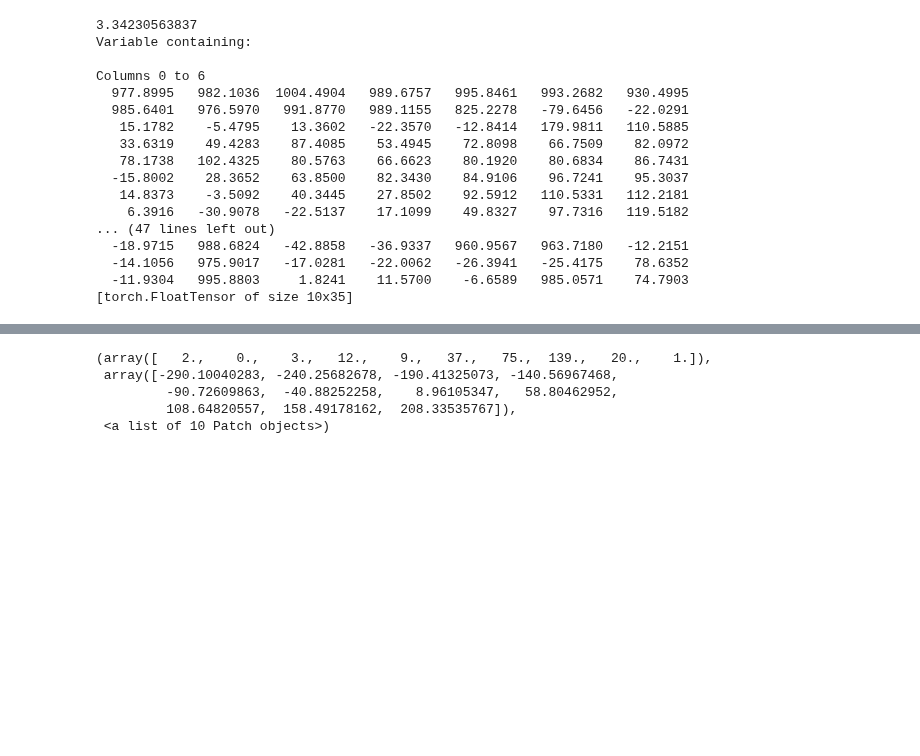
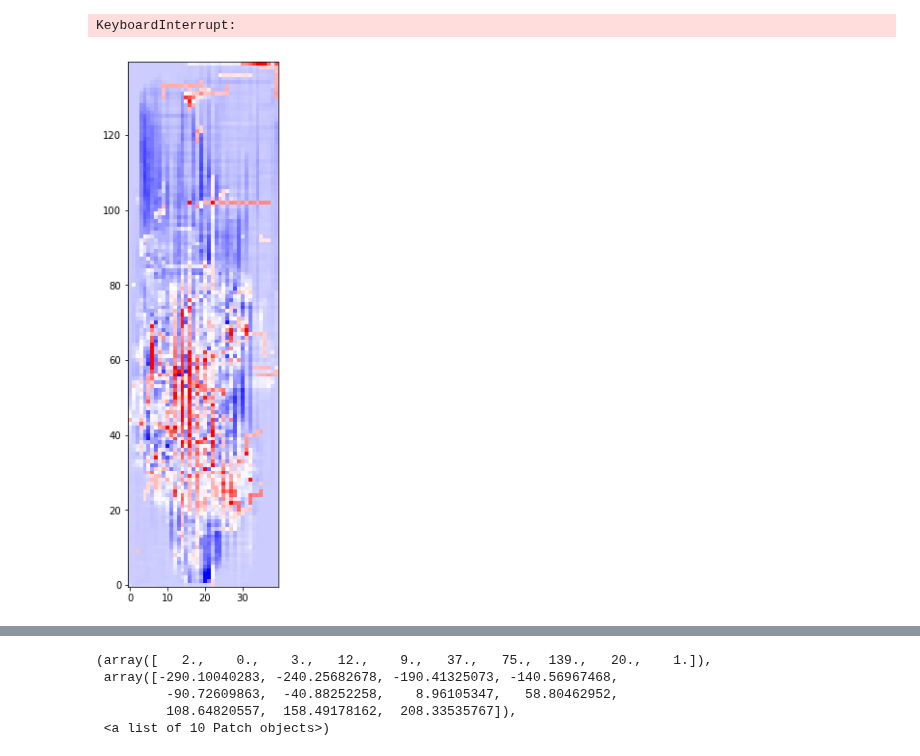
Before and after one commit to M20190649/cs281-final-taxi, a Jupyter notebook: 2017-11-06_JC_low-dim-model.ipynb, the cells around one changed output, grey strips where cells are left out. Cells and saved outputs as stored; diff of their text form; code cells hidden in the pictures; blank space fills up the shorter version.

```diff
--- a/2017-11-06_JC_low-dim-model.ipynb
+++ b/2017-11-06_JC_low-dim-model.ipynb
@@ -56,45 +122,33 @@ optimizer = SGD([weights], lr = 0.0001)
 # %%
 num_epochs = 5
 with tqdm(total=num_epochs * 8030 * 1000) as pbar:
-
     for epoch in range(num_epochs):
         chunks = pd.read_csv('data/yellow_tripdata_2009-01_train_JC.csv',
-                             chunksize=1000)
+                             chunksize=10000)
         total_loss, n = 0, 0
         for df in chunks:
             for _, row in df.iterrows():
                 pbar.update(1)
-                source = (int(clip(round(row['start_x']), 0, 9)),
-                          int(clip(round(row['start_y']), 0, 34)))
-                target = (int(clip(round(row['end_x']), 0, 9)),
-                          int(clip(round(row['end_y']), 0, 34)))
-                path = min_cost(source, target, weights.data.numpy())
-                pred = (Variable(Tensor(path)) * weights).sum()
+                source = (int(clip(round(M/10 * row['start_x']), 0, M-1)),
+                          int(clip(round(M/10 * row['start_y']), 0, N-1)))
+                target = (int(clip(round(M/10 * row['end_x']), 0, M-1)),
+                          int(clip(round(M/10 * row['end_y']), 0, N-1)))
+                if np.random.rand() < 0.5:
+                    path = min_cost(source, target,
+                                    torch.nn.functional.softplus(weights).data.numpy())
+                else:
+                    path = random_path(source, target)
+                pred = (Variable(Tensor(path))
+                        * torch.nn.functional.softplus(weights)).sum()
                 loss = (pred - row['duration']) ** 2
                 optimizer.zero_grad()
                 loss.backward()
                 optimizer.step()
                 total_loss += np.sqrt(loss.data[0])
                 n += 1
-                if pbar.n % 500 == 0:
+                if pbar.n % 1000 == 0:
                     print(total_loss/n/60)
-                    print(weights)
+                    w.value += 1
                     clear_output(wait=True)
 # %% [output]
-3.34230563837
-Variable containing:
-
-Columns 0 to 6
-  977.8995   982.1036  1004.4904   989.6757   995.8461   993.2682   930.4995
-  985.6401   976.5970   991.8770   989.1155   825.2278   -79.6456   -22.0291
-   15.1782    -5.4795    13.3602   -22.3570   -12.8414   179.9811   110.5885
-   33.6319    49.4283    87.4085    53.4945    72.8098    66.7509    82.0972
-   78.1738   102.4325    80.5763    66.6623    80.1920    80.6834    86.7431
-  -15.8002    28.3652    63.8500    82.3430    84.9106    96.7241    95.3037
-   14.8373    -3.5092    40.3445    27.8502    92.5912   110.5331   112.2181
-    6.3916   -30.9078   -22.5137    17.1099    49.8327    97.7316   119.5182
-... (47 lines left out)
-  -18.9715   988.6824   -42.8858   -36.9337   960.9567   963.7180   -12.2151
-  -14.1056   975.9017   -17.0281   -22.0062   -26.3941   -25.4175    78.6352
-  -11.9304   995.8803     1.8241    11.5700    -6.6589   985.0571    74.7903
-[torch.FloatTensor of size 10x35]
+KeyboardInterrupt:
@@ -100,0 +167,7 @@ Columns 0 to 6
+# %%
+plt.figure(figsize=(10,10))
+plt.imshow(torch.nn.functional.softplus(torch.load('weights_4x_min_cost.pt')).data.numpy().T,
+           clim=(0,50), cmap='bwr', origin='lower')
+plt.show()
+# %% [output]
+[figure, added]
```
Also changed, not shown: parts of 30 cells of this notebook, 2 other files.
